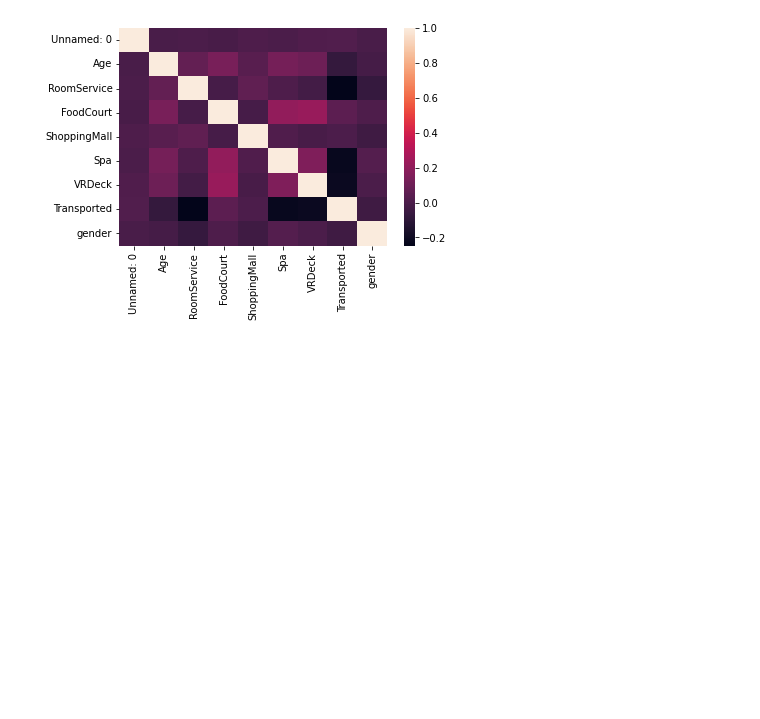
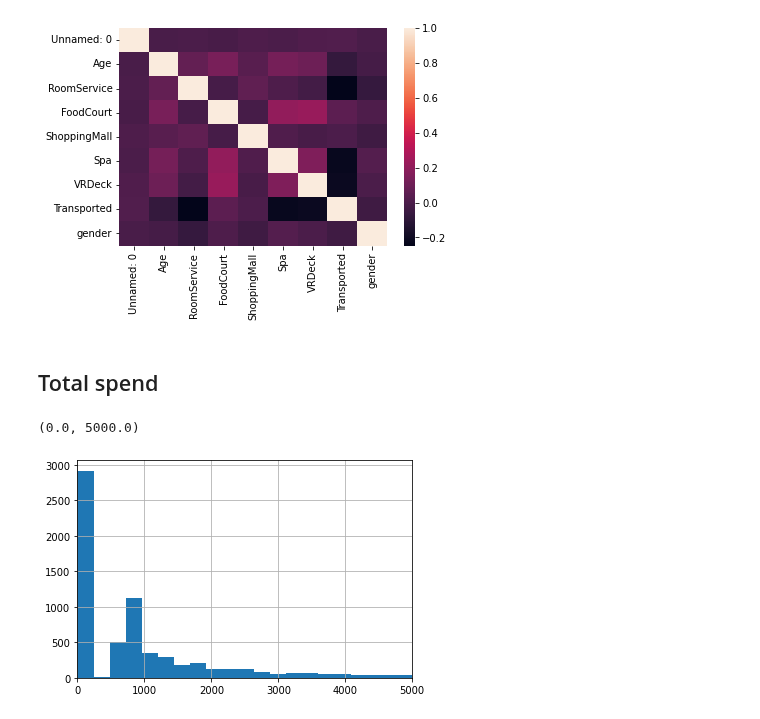
Before and after one commit to PashaIanko/Kaggle.Spaceship-Titanic, a Jupyter notebook: 1_data_exploration.ipynb, the cells around one changed output. Saved outputs shown, nothing was run; the diff lists cells and outputs as text; code cells hidden in the pictures; blank space fills up the shorter version.

```diff
--- a/1_data_exploration.ipynb
+++ b/1_data_exploration.ipynb
@@ -932,3 +931,20 @@ sns.heatmap(df_exploration.corr())
 # %% [output]
 <matplotlib.axes._subplots.AxesSubplot at 0x...>
 [figure]
+# %% [markdown]
+## Total spend
+# %%
+df_exploration['Total_Spend'] = \
+    df_exploration['Spa'] \
+    + df_exploration['FoodCourt'] \
+    + df_exploration['VRDeck'] \
+    + df_exploration['RoomService'] \
+    + df_exploration['ShoppingMall']
+# %%
+ax = df_exploration['Total_Spend'].hist(
+    bins=150
+)
+ax.set_xlim(0, 5000)
+# %% [output]
+(0.0, 5000.0)
+[figure, added]
```
Also changed, not shown: parts of 20 cells of this notebook.
